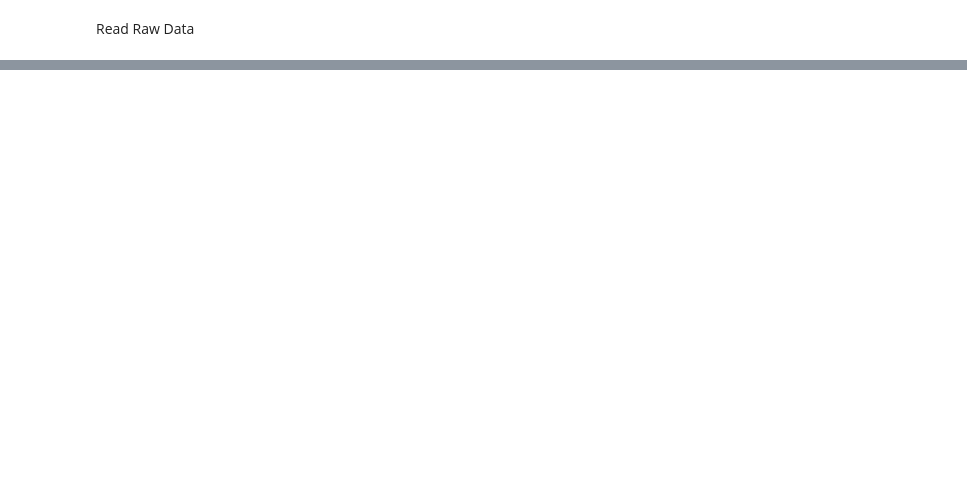
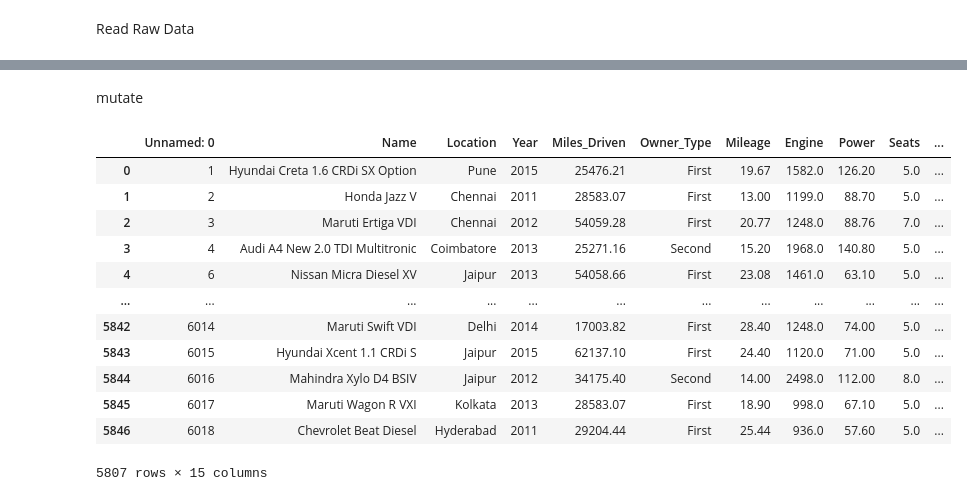
Before and after one commit to Ambrgna/CS-5530-Assignment-2, a Jupyter notebook: used_cars/src/used_cars.ipynb, the cells around one changed output, grey strips where cells are left out. Drawn from its saved outputs; the diff is of its cells as text; code cells hidden in the pictures; blank space fills up the shorter version.

```diff
--- a/used_cars/src/used_cars.ipynb
+++ b/used_cars/src/used_cars.ipynb
@@ -146,0 +47,5 @@ numeric_summary
+# %%
+df_impute = df.copy()
+df_impute.dropna(thresh=0.8*len(df_impute),axis=1,inplace=True)
+df_impute.dropna(axis=0,inplace=True)
+df_impute.isna().sum()
@@ -146,0 +74,7 @@ numeric_summary
+# %%
+df_numeric = df_impute.copy()
+df_numeric["Mileage"] = df_numeric["Mileage"].str.split(" ").str[0].astype(float)
+df_numeric["Engine"] = df_numeric["Engine"].str.split(" ").str[0].astype(float)
+df_numeric["Power"] = df_numeric["Power"].str.split(" ").str[0].astype(float)
+
+df_numeric.dtypes
@@ -146,0 +99,3 @@ numeric_summary
+# %%
+df_encoded = pd.get_dummies(df_numeric, columns=["Fuel_Type","Transmission"],dtype=int)
+df_encoded.head(10)
@@ -146,0 +200,23 @@ numeric_summary
+# %% [markdown]
+mutate
+# %%
+df_mutated = df_encoded.copy()
+df_mutated["Kilometers_Driven"] = (df["Kilometers_Driven"] * 0.621371).round(2)
+
+df_mutated.rename(columns={"Kilometers_Driven": "Miles_Driven"}, inplace=True)
+
+df_mutated
+# %% [output]
+|  | Unnamed: 0 | Name | Location | Year | Miles_Driven | Owner_Type | Mileage | Engine | Power | Seats | ... |
+| 0 | 1 | Hyundai Creta 1.6 CRDi SX Option | Pune | 2015 | 25476.21 | First | 19.67 | 1582.0 | 126.20 | 5.0 | ... |
+| 1 | 2 | Honda Jazz V | Chennai | 2011 | 28583.07 | First | 13.00 | 1199.0 | 88.70 | 5.0 | ... |
+| 2 | 3 | Maruti Ertiga VDI | Chennai | 2012 | 54059.28 | First | 20.77 | 1248.0 | 88.76 | 7.0 | ... |
+| 3 | 4 | Audi A4 New 2.0 TDI Multitronic | Coimbatore | 2013 | 25271.16 | Second | 15.20 | 1968.0 | 140.80 | 5.0 | ... |
+| 4 | 6 | Nissan Micra Diesel XV | Jaipur | 2013 | 54058.66 | First | 23.08 | 1461.0 | 63.10 | 5.0 | ... |
+| ... | ... | ... | ... | ... | ... | ... | ... | ... | ... | ... | ... |
+| 5842 | 6014 | Maruti Swift VDI | Delhi | 2014 | 17003.82 | First | 28.40 | 1248.0 | 74.00 | 5.0 | ... |
+| 5843 | 6015 | Hyundai Xcent 1.1 CRDi S | Jaipur | 2015 | 62137.10 | First | 24.40 | 1120.0 | 71.00 | 5.0 | ... |
+| 5844 | 6016 | Mahindra Xylo D4 BSIV | Jaipur | 2012 | 34175.40 | Second | 14.00 | 2498.0 | 112.00 | 8.0 | ... |
+| 5845 | 6017 | Maruti Wagon R VXI | Kolkata | 2013 | 28583.07 | First | 18.90 | 998.0 | 67.10 | 5.0 | ... |
+| 5846 | 6018 | Chevrolet Beat Diesel | Hyderabad | 2011 | 29204.44 | First | 25.44 | 936.0 | 57.60 | 5.0 | ... |
+5807 rows × 15 columns
```
Also changed, not shown: parts of 31 cells of this notebook.
